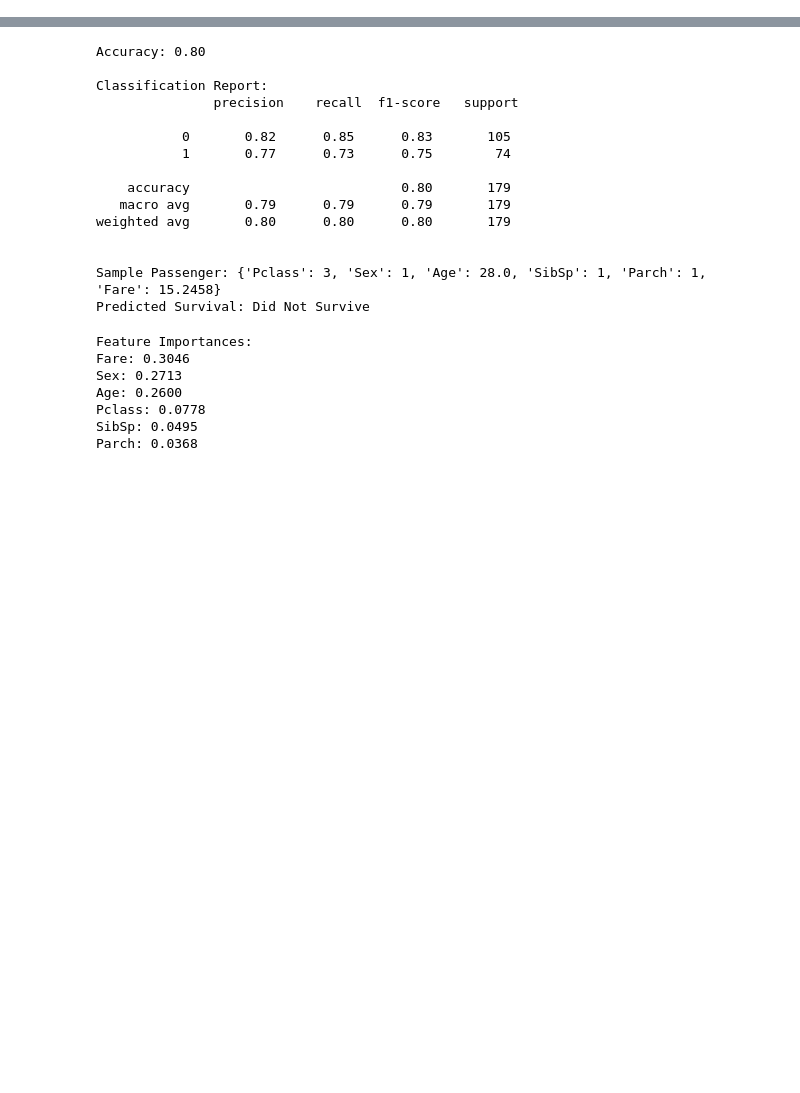
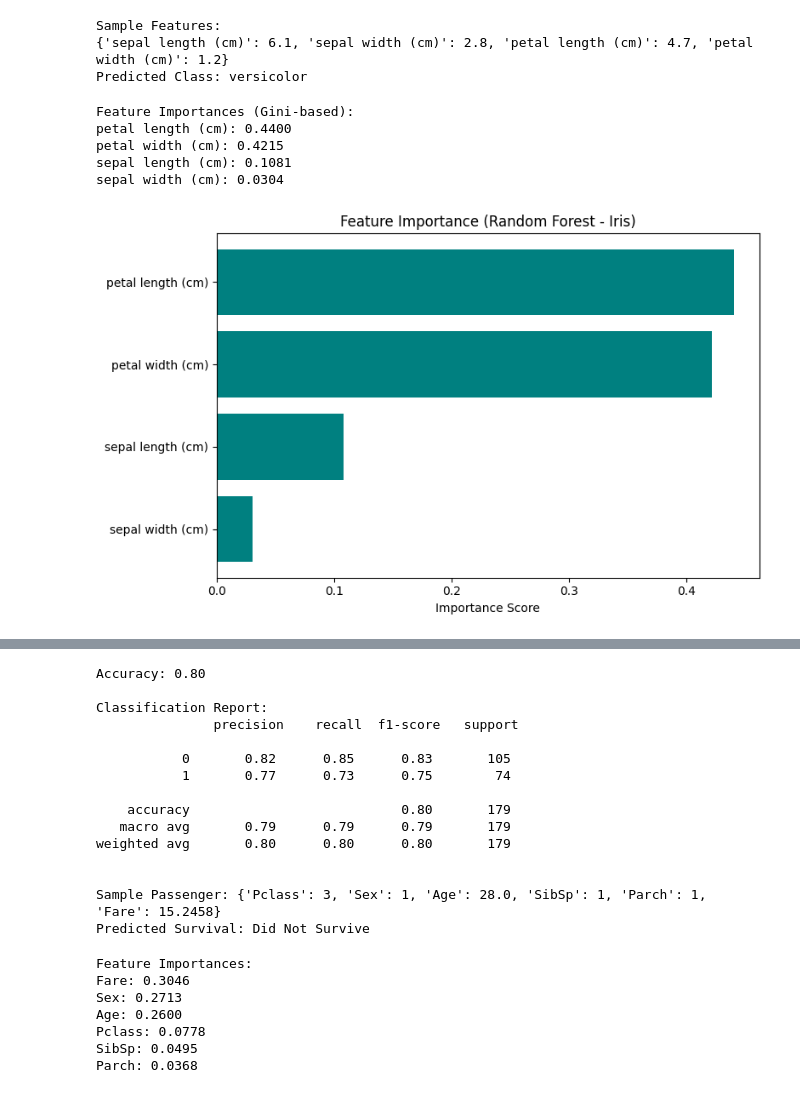
Before and after one commit to Arif111866/Machine_learning_LAB, a Jupyter notebook: Random_forest_ML.ipynb, the cells around one changed output, grey strips where cells are left out. Cells and saved outputs as stored; diff of their text form; code cells hidden in the pictures; blank space fills up the shorter version.

```diff
--- a/Random_forest_ML.ipynb
+++ b/Random_forest_ML.ipynb
@@ -2,0 +28,10 @@
+# %%
+iris = load_iris()
+
+# Convert to DataFrame for convenience
+iris_data = pd.DataFrame(iris.data, columns=iris.feature_names)
+iris_data['target'] = iris.target
+
+# Map target integers to species names (optional but clearer)
+iris_data['species'] = iris_data['target'].map(dict(enumerate(iris.target_names)))
+iris_data.head()
@@ -2,0 +45,7 @@
+# %%
+# Features and labels
+X = iris_data[iris.feature_names]
+y = iris_data['target']
+
+# Train-test split
+X_train, X_test, y_train, y_test = train_test_split(X, y, test_size=0.2, random_state=42)
@@ -2,0 +57,3 @@
+# %%
+rf_classifier = RandomForestClassifier(n_estimators=100, random_state=42)
+rf_classifier.fit(X_train, y_train)
@@ -2,0 +83,37 @@
+# %%
+sample = X_test.iloc[0:1]
+prediction = rf_classifier.predict(sample)
+predicted_class = iris.target_names[prediction[0]]
+print("Sample Features:")
+print(sample.to_dict(orient="records")[0])
+print(f"Predicted Class: {predicted_class}")
+# %% [output]
+Sample Features:
+{'sepal length (cm)': 6.1, 'sepal width (cm)': 2.8, 'petal length (cm)': 4.7, 'petal width (cm)': 1.2}
+Predicted Class: versicolor
+# %%
+importances = rf_classifier.feature_importances_
+feature_names = X.columns
+
+# Sort and visualize
+feature_importance = sorted(zip(feature_names, importances), key=lambda x: x[1], reverse=True)
+
+print("Feature Importances (Gini-based):")
+for feature, score in feature_importance:
+    print(f"{feature}: {score:.4f}")
+
+# Plot
+plt.figure(figsize=(8, 5))
+plt.barh([f[0] for f in feature_importance], [f[1] for f in feature_importance], color='teal')
+plt.gca().invert_yaxis()
+plt.title("Feature Importance (Random Forest - Iris)")
+plt.xlabel("Importance Score")
+plt.tight_layout()
+plt.show()
+# %% [output]
+Feature Importances (Gini-based):
+petal length (cm): 0.4400
+petal width (cm): 0.4215
+sepal length (cm): 0.1081
+sepal width (cm): 0.0304
+[figure, added]
```
Also changed, not shown: parts of 12 cells of this notebook.
